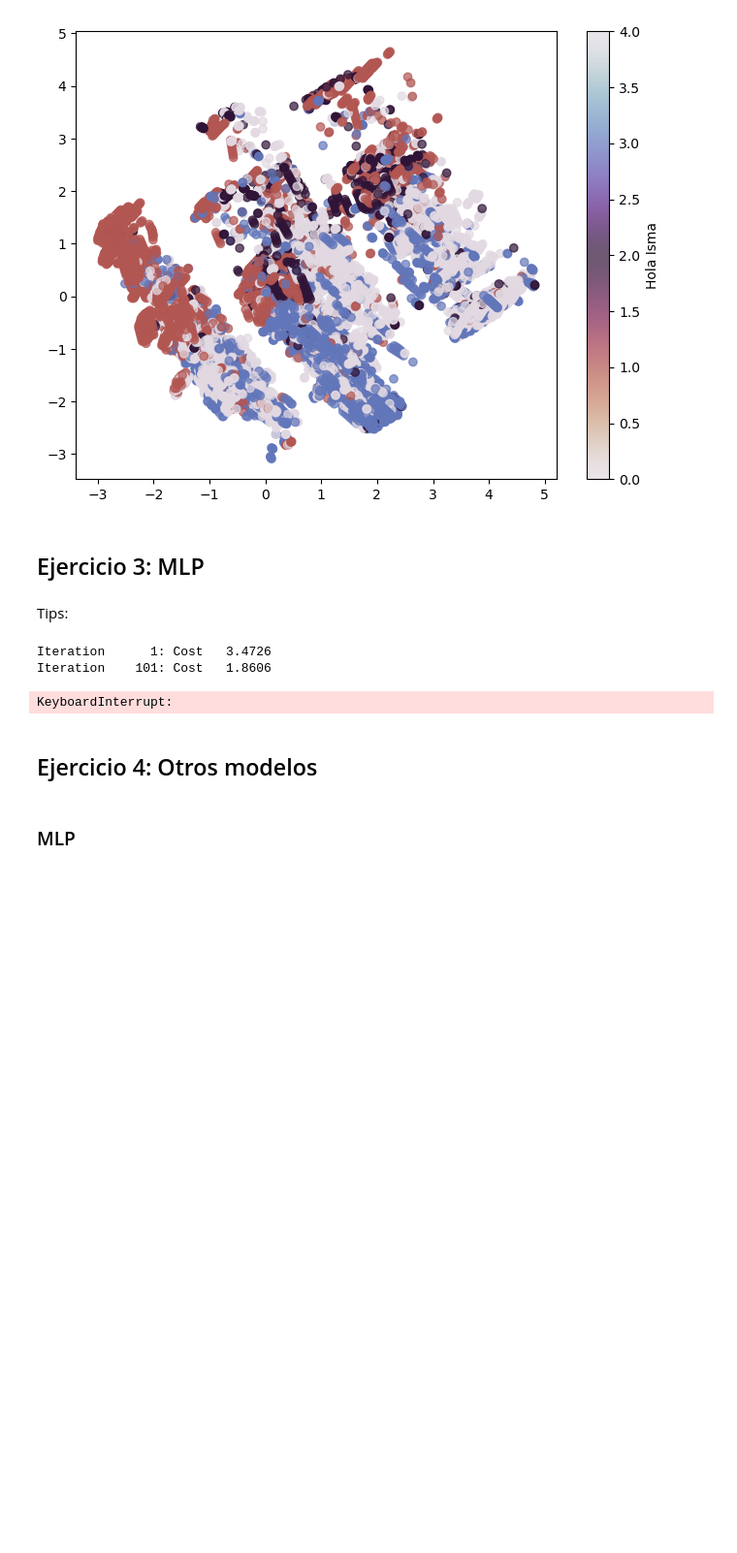
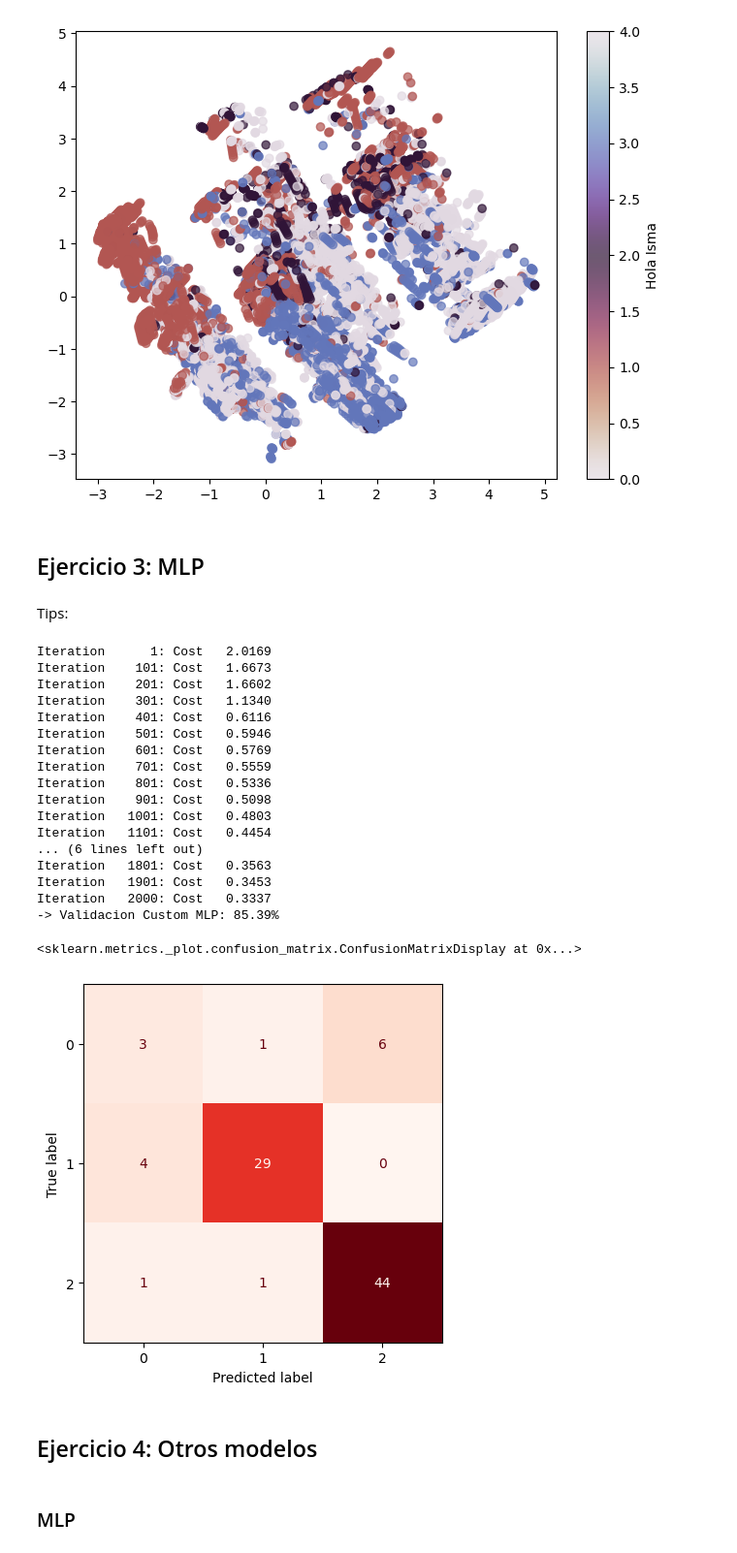
Before and after one commit to pokoli0/AAMD, a Jupyter notebook: Practica5/Practica5Enuncuado/guia.ipynb, the cells around one changed output. Shown at 97% size. Drawn from its saved outputs; the diff is of its cells as text; code cells hidden in the pictures; blank space fills up the shorter version.

```diff
--- a/Practica5/Practica5Enuncuado/guia.ipynb
+++ b/Practica5/Practica5Enuncuado/guia.ipynb
@@ -227,11 +276,13 @@ plt.show()
 # %% [markdown]
 ## Ejercicio 3: MLP
 # %%
-#inclusiones
-
 import MLP_Complete as mlp
 import pandas as pd
 import numpy as np
+from sklearn.model_selection import train_test_split
 
-from sklearn.model_selection import train_test_split
-from sklearn.metrics import accuracy_score
+X = final_data.values
+y = labeled_data.values
+
+# separa los datos
+X_train, X_test, y_train, y_test = train_test_split(X, y, random_state=42)
@@ -261,31 +289,61 @@ X_train, X_test, y_train, y_test, y_train_lbl, y_test_lbl = train_test_split(
 # %% [markdown]
 Tips:
 # %%
+from sklearn.metrics import accuracy_score
+from sklearn.metrics import ConfusionMatrixDisplay
+
+# esto no lo entiendo AUN
+y_train = y_train.reshape(-1, 1)
+encoder = OneHotEncoder(sparse_output=False)
+y_train_encoded = encoder.fit_transform(y_train)
+
 # valores que vamos tocando
-LAYERS=(62, 70)
+LAYERS=(128, 64, 32)
 LAMBDA=0.001
 LR_INIT=0.5
-ITERATIONS=400
+ITERATIONS=2000
 
 # mlp
-mlp_custom = mlp.MLP_Complete(inputLayer=X_train.shape[1], hiddenLayers=list(LAYERS), outputLayer=y_train.shape[1], seed=42)
+mlp_custom = mlp.MLP_Complete(inputLayer=X_train.shape[1],
+                              hiddenLayers=list(LAYERS),
+                              outputLayer=y_train_encoded.shape[1],
+                              seed=42)
 mlp_custom.backpropagation(X_train,
-                        y_train,
+                        y_train_encoded,
                         alpha=LR_INIT,
                         lambda_=LAMBDA,
                         numIte=ITERATIONS,
                         verbose=100)
 
 a, z = mlp_custom.feedforward(X_test)
-y_pred_custom = mlp_custom.predict(a[-1])
+y_pred = mlp_custom.predict(a[-1])
 
-acc_custom = accuracy_score(np.argmax(y_test, axis=1), y_pred_custom)
 
+
+# resultados
+acc_custom = accuracy_score(y_test, y_pred)
 print(f"-> Validacion Custom MLP: {acc_custom * 100:.2f}%")
+ConfusionMatrixDisplay.from_predictions(y_test, y_pred, cmap="Reds", colorbar=False)
 # %% [output]
-Iteration      1: Cost   3.4726
-Iteration    101: Cost   1.8606
+Iteration      1: Cost   2.0169
+Iteration    101: Cost   1.6673
+Iteration    201: Cost   1.6602
+Iteration    301: Cost   1.1340
+Iteration    401: Cost   0.6116
+Iteration    501: Cost   0.5946
+Iteration    601: Cost   0.5769
+Iteration    701: Cost   0.5559
+Iteration    801: Cost   0.5336
+Iteration    901: Cost   0.5098
+Iteration   1001: Cost   0.4803
+Iteration   1101: Cost   0.4454
+... (6 lines left out)
+Iteration   1801: Cost   0.3563
+Iteration   1901: Cost   0.3453
+Iteration   2000: Cost   0.3337
+-> Validacion Custom MLP: 85.39%
-KeyboardInterrupt:
+<sklearn.metrics._plot.confusion_matrix.ConfusionMatrixDisplay at 0x...>
+[figure, added]
 # %% [markdown]
 ## Ejercicio 4: Otros modelos
 # %%
```
Also changed, not shown: parts of 10 cells of this notebook.
